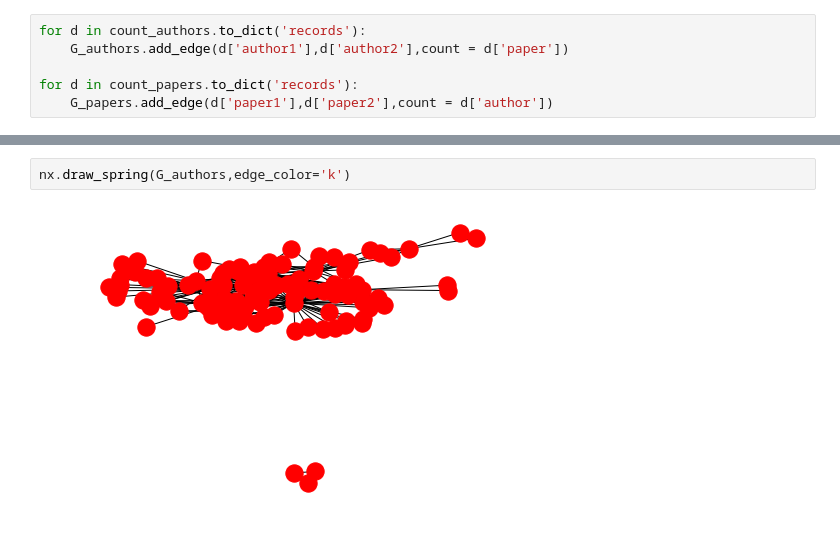
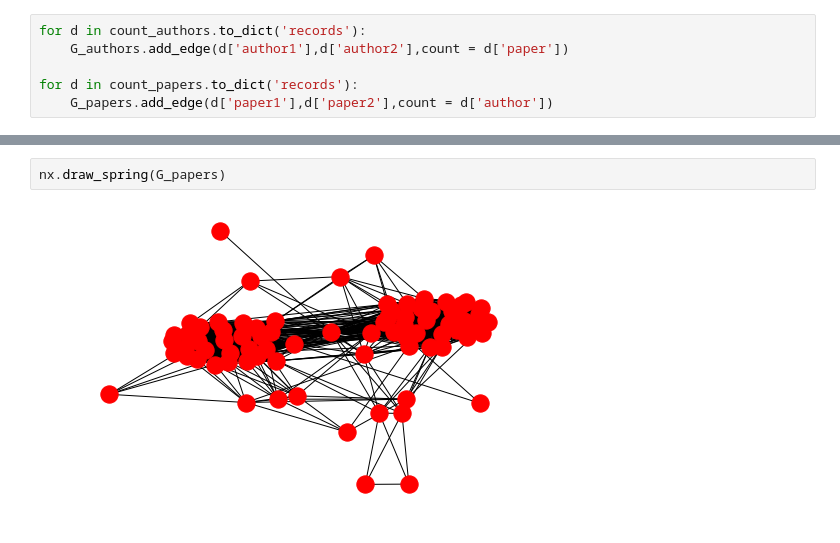
Before and after one commit to davibarreira/FDS-Homeworks, a Jupyter notebook: SandBox_Flask_SQL.ipynb, the cells around one changed output, grey strips where cells are left out. Drawn from its saved outputs; the diff is of its cells as text.

```diff
--- a/SandBox_Flask_SQL.ipynb
+++ b/SandBox_Flask_SQL.ipynb
@@ -141,4 +153,4 @@ for d in count_papers.to_dict('records'):
 # %%
-nx.draw_spring(G_authors,edge_color='k')
+nx.draw_spring(G_papers)
 # %% [output]
-[figure, old version]
+[figure, new version]
```
Also changed, not shown: parts of 5 cells of this notebook.
